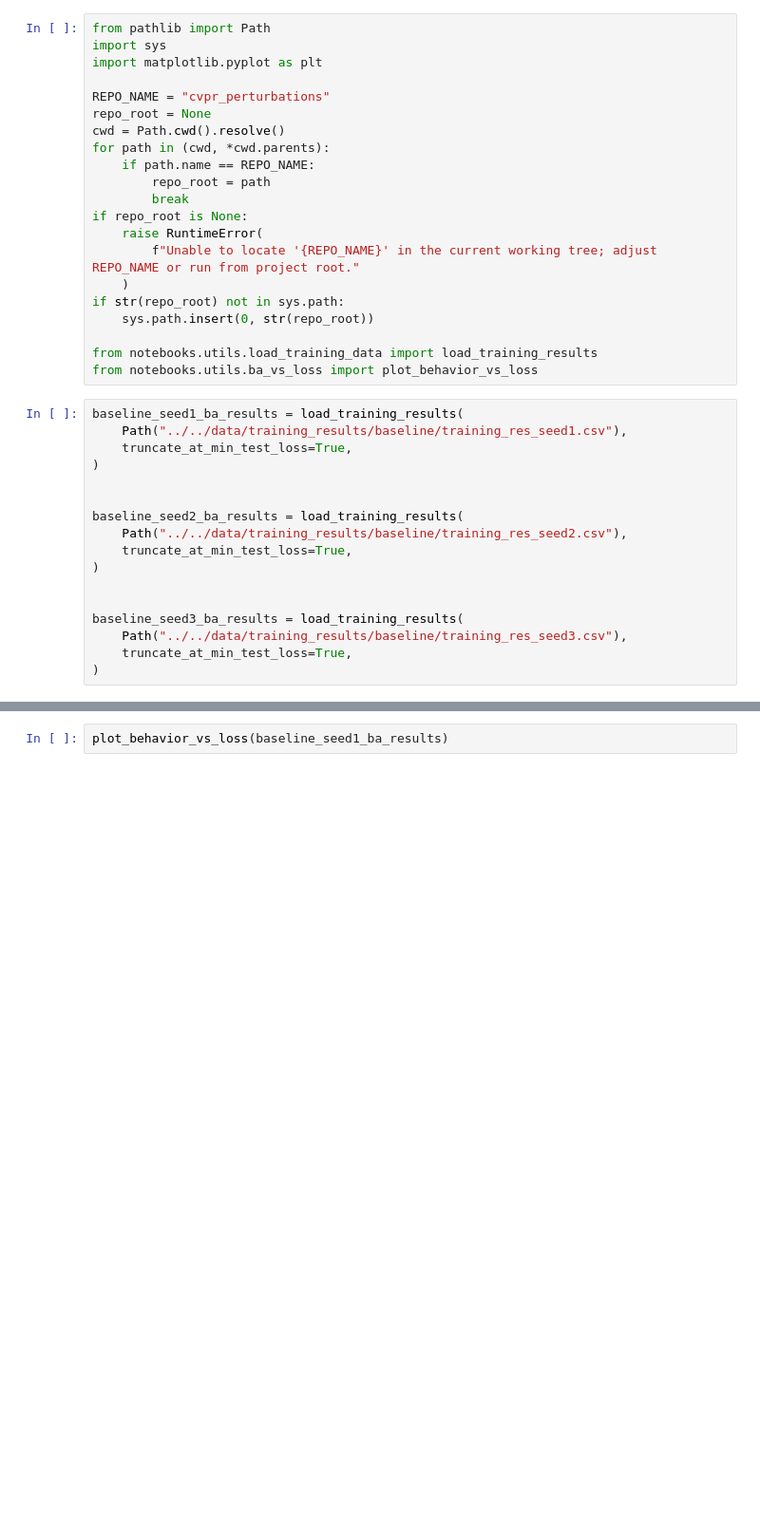
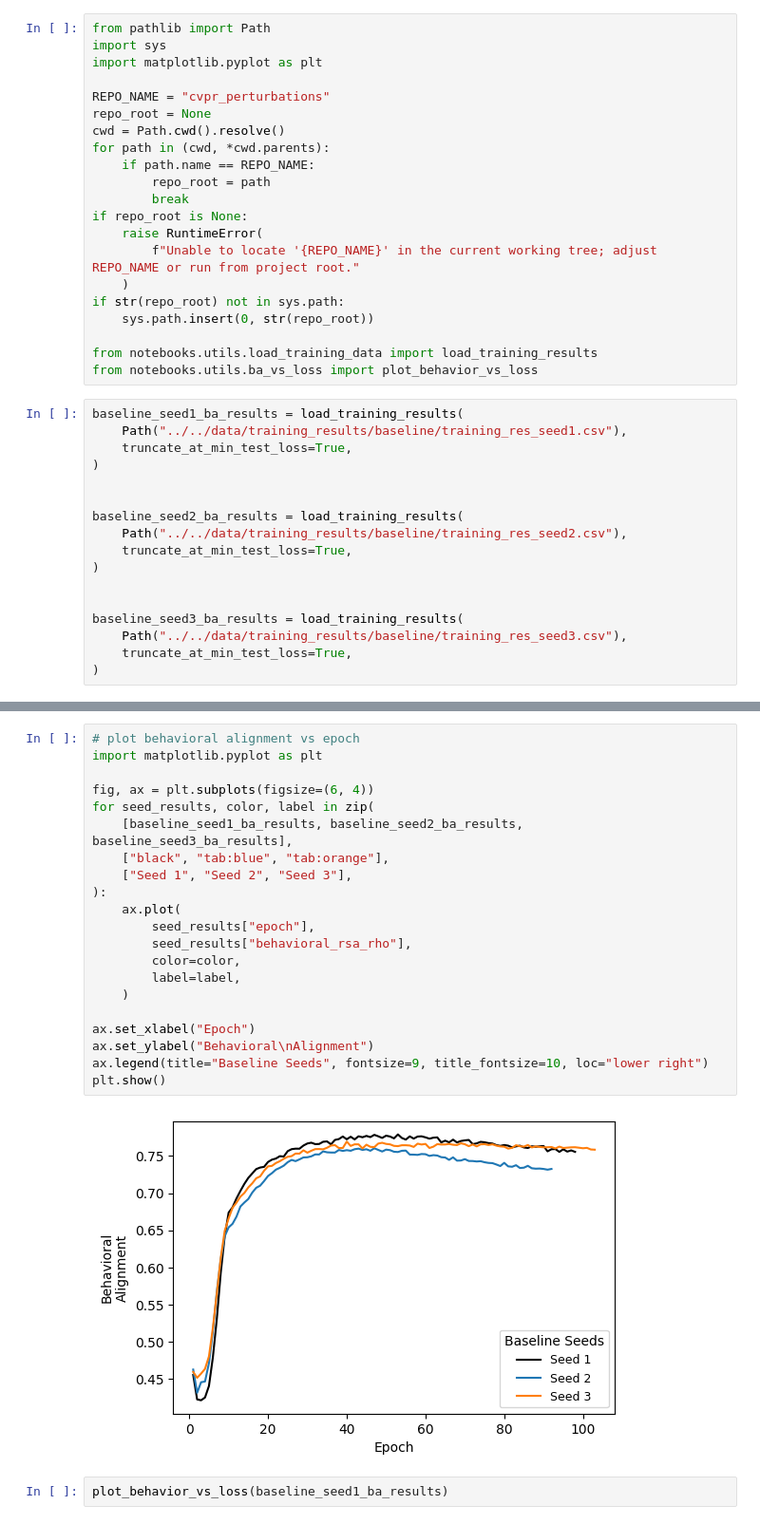
Before and after one commit to marrenj/cvpr_perturbations, a Jupyter notebook: notebooks/figures/baseline_ba_vs_loss.ipynb, the cells around one changed output, grey strips where cells are left out. Shown at 95% size. Cells and saved outputs as stored; diff of their text form; blank space fills up the shorter version.

```diff
--- a/notebooks/figures/baseline_ba_vs_loss.ipynb
+++ b/notebooks/figures/baseline_ba_vs_loss.ipynb
@@ -39,3 +55,26 @@ baseline_seed3_ba_results = load_training_results(
+# %%
+# plot behavioral alignment vs epoch
+import matplotlib.pyplot as plt
+
+fig, ax = plt.subplots(figsize=(6, 4))
+for seed_results, color, label in zip(
+    [baseline_seed1_ba_results, baseline_seed2_ba_results, baseline_seed3_ba_results],
+    ["black", "tab:blue", "tab:orange"],
+    ["Seed 1", "Seed 2", "Seed 3"],
+):
+    ax.plot(
+        seed_results["epoch"],
+        seed_results["behavioral_rsa_rho"],
+        color=color,
+        label=label,
+    )
+
+ax.set_xlabel("Epoch")
+ax.set_ylabel("Behavioral\nAlignment")
+ax.legend(title="Baseline Seeds", fontsize=9, title_fontsize=10, loc="lower right")
+plt.show()
+# %% [output]
+[figure, added]
 # %%
 plot_behavior_vs_loss(baseline_seed1_ba_results)
 # %% [output]
```
Also changed, not shown: parts of 1 cell of this notebook, 1 other file.
